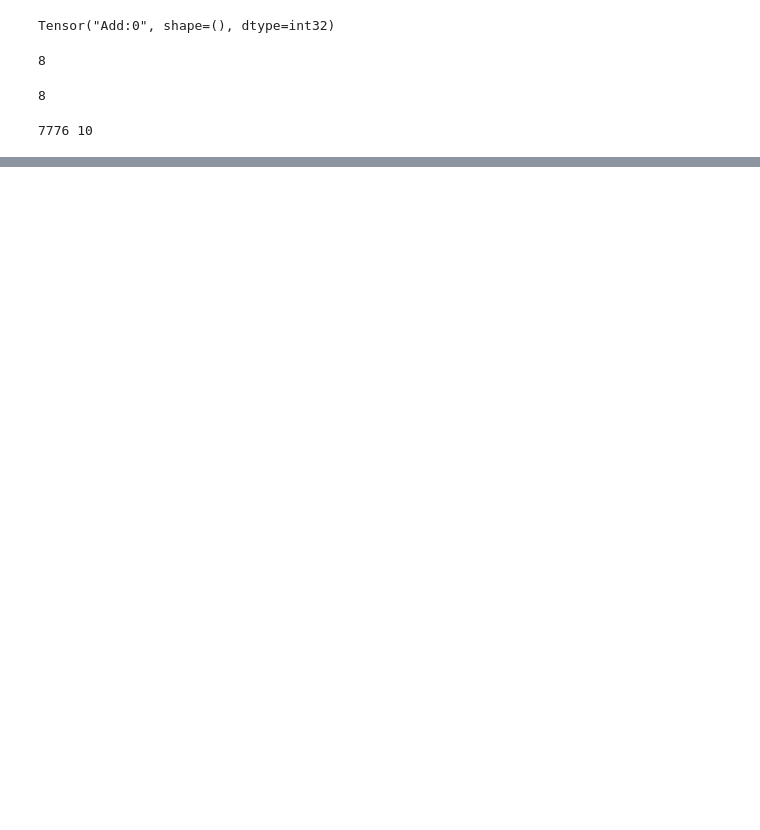
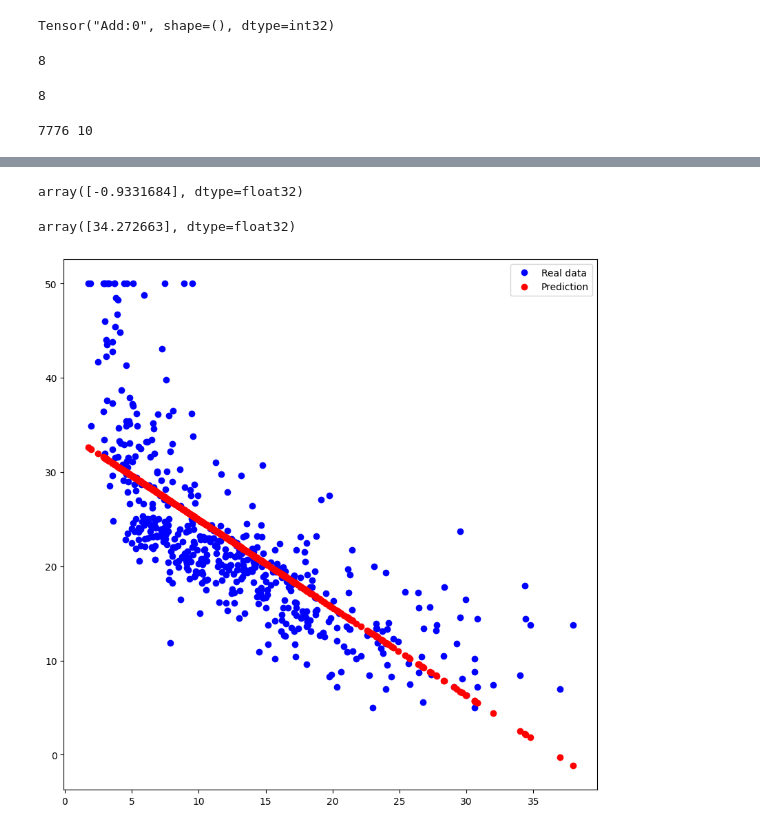
Before and after one commit to RubiYH/goorm_DL_tutorial, a Jupyter notebook: Tensorflow basic.ipynb, the cells around one changed output, grey strips where cells are left out. Saved outputs shown, nothing was run; the diff lists cells and outputs as text; code cells hidden in the pictures; blank space fills up the shorter version.

```diff
--- a/Tensorflow basic.ipynb
+++ b/Tensorflow basic.ipynb
@@ -39,0 +50,4 @@ with tf.Session() as sess:
+# %%
+# 데이터 로드
+x_data = datasets.fetch_openml(name='boston',version=1).data.iloc[:,12]
+y_data = datasets.fetch_openml(name='boston',version=1).target
@@ -39,0 +64,5 @@ with tf.Session() as sess:
+# %%
+w = tf.Variable(tf.random_normal([1])) # parameter 세타 정규분포로부터 랜덤하게 초기화
+b = tf.Variable(tf.random_normal([1]))
+
+y_predicted = w * x_data + b
@@ -39,0 +77,15 @@ with tf.Session() as sess:
+# %%
+with tf.Session() as sess:
+    sess.run(tf.global_variables_initializer()) # tf.Variable 초기화
+
+    for step in range(10000): # epoch
+        sess.run(train) # 실제 gradient descent 실행되는 코드
+
+        # 1천번마다 확인용
+        if step % 1000 == 0:
+            print('Step {}: w {} b {}'.format(step, sess.run(w),sess.run(b)))
+            print('loss {}'.format(sess.run(loss)))
+            print()
+        #################
+
+    w_out, b_out = sess.run([w,b]) # 마지막 세타값으로 run
@@ -39,0 +110,16 @@ with tf.Session() as sess:
+# %%
+w_out
+# %% [output]
+array([-0.9331684], dtype=float32)
+# %%
+b_out
+# %% [output]
+array([34.272663], dtype=float32)
+# %%
+plt.figure(figsize= (10,10))
+plt.plot(x_data, y_data, 'bo', label='Real data')
+plt.plot(x_data, x_data * w_out + b_out, 'ro', label='Prediction')
+plt.legend()
+plt.show()
+# %% [output]
+[figure, added]
```
Also changed, not shown: parts of 7 cells of this notebook.
